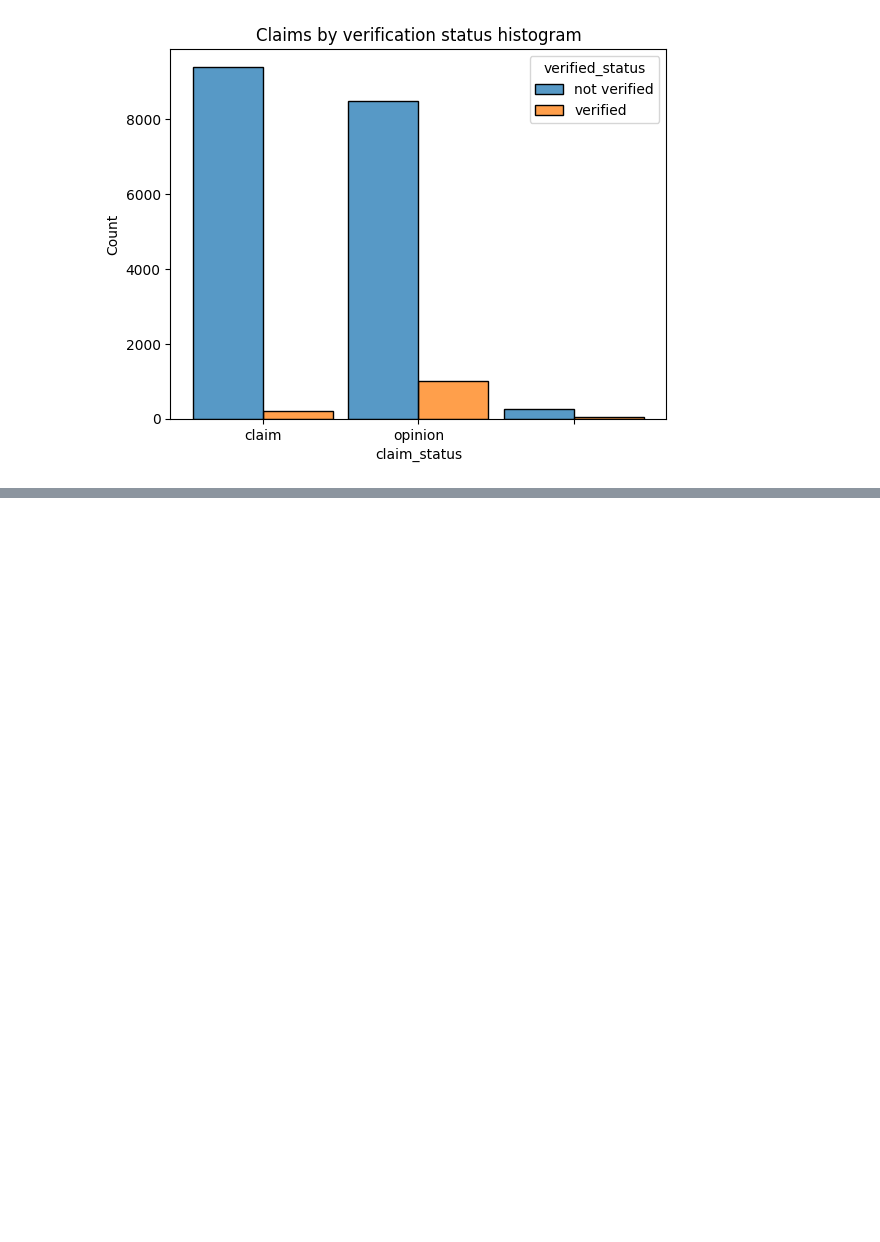
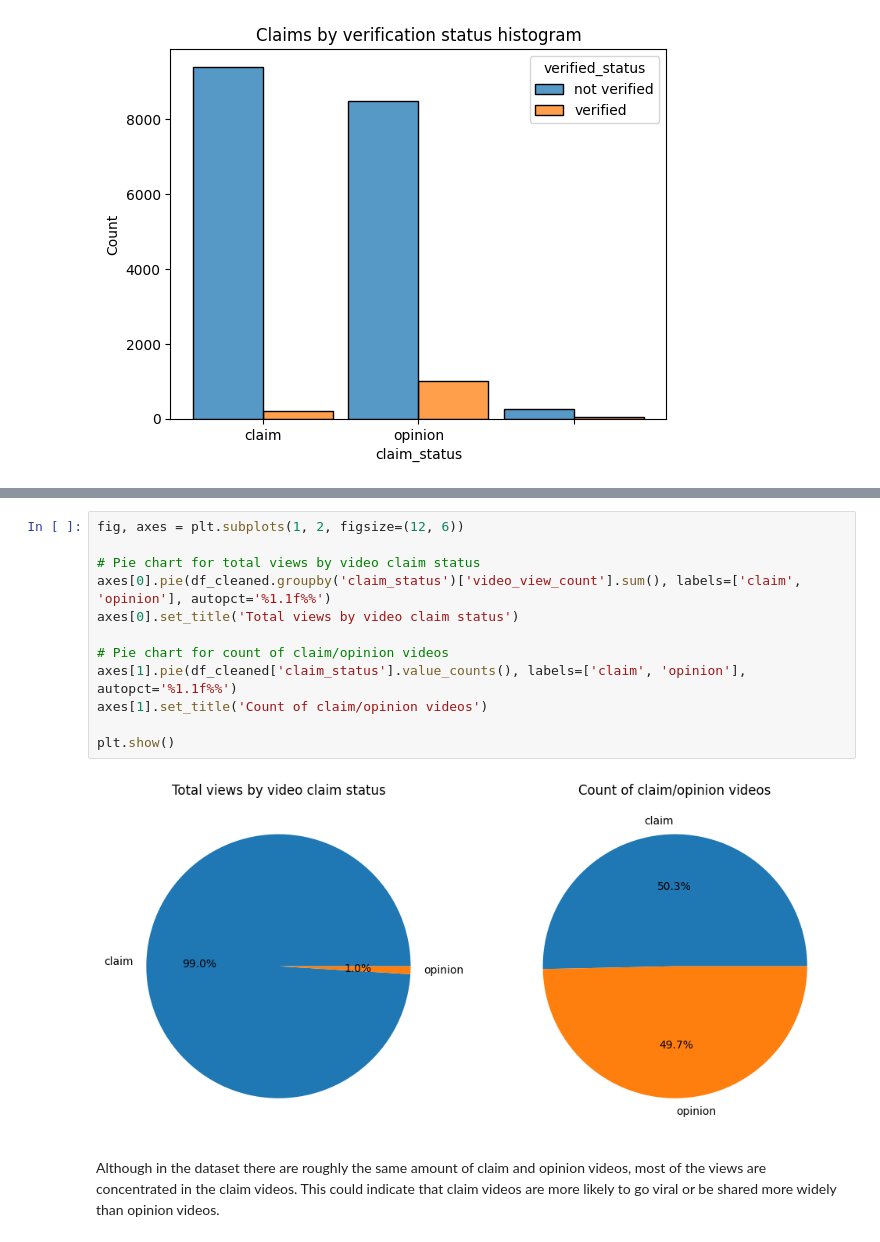
Before and after one commit to afbeltranr/TikTok-EDA-Visualization, a Jupyter notebook: notebooks/notebook.ipynb, the cells around one changed output, grey strips where cells are left out. Saved outputs shown, nothing was run; the diff lists cells and outputs as text; blank space fills up the shorter version.

```diff
--- a/notebooks/notebook.ipynb
+++ b/notebooks/notebook.ipynb
@@ -189,0 +342,16 @@ this plot is giving us important information for this stage of the data explorat
+# %%
+fig, axes = plt.subplots(1, 2, figsize=(12, 6))
+
+# Pie chart for total views by video claim status
+axes[0].pie(df_cleaned.groupby('claim_status')['video_view_count'].sum(), labels=['claim', 'opinion'], autopct='%1.1f%%')
+axes[0].set_title('Total views by video claim status')
+
+# Pie chart for count of claim/opinion videos
+axes[1].pie(df_cleaned['claim_status'].value_counts(), labels=['claim', 'opinion'], autopct='%1.1f%%')
+axes[1].set_title('Count of claim/opinion videos')
+
+plt.show()
+# %% [output]
+[figure, added]
+# %% [markdown]
+Although in the dataset there are roughly the same amount of claim and opinion videos, most of the views are concentrated in the claim videos. This could indicate that claim videos are more likely to go viral or be shared more widely than opinion videos.
```
Also changed, not shown: parts of 26 cells of this notebook.
